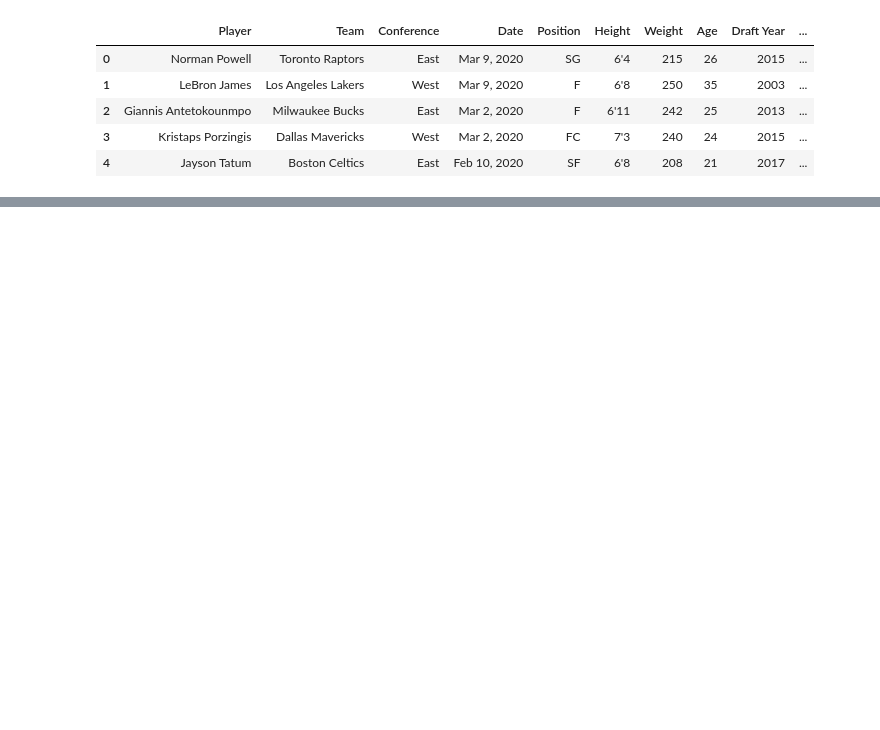
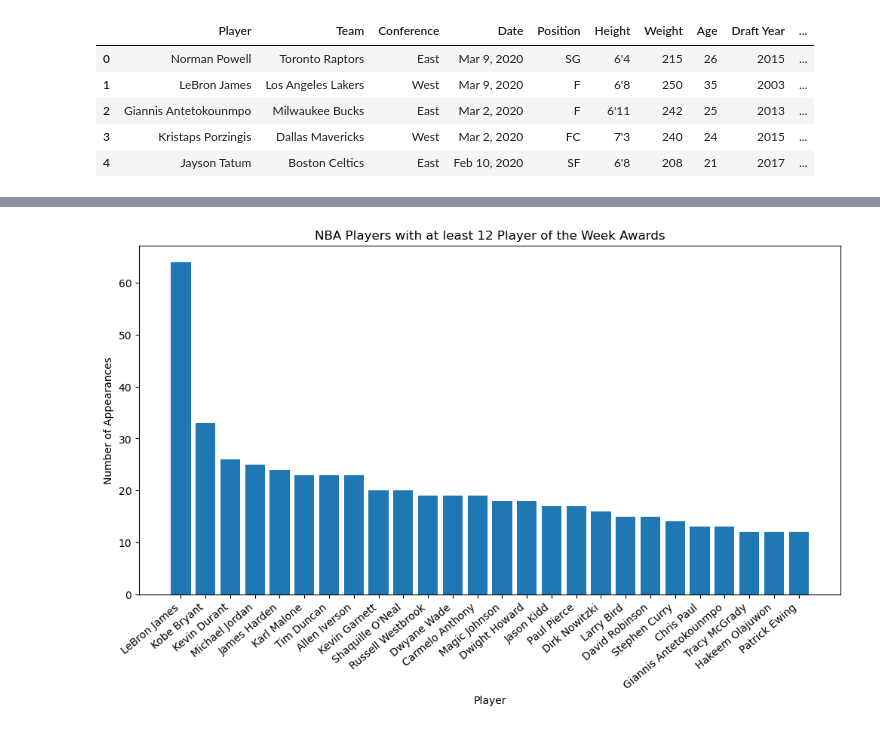
Before and after one commit to GabrelleaNorman/Project-One, a Jupyter notebook: NBA Analytics.ipynb, the cells around one changed output, grey strips where cells are left out. Saved outputs shown, nothing was run; the diff lists cells and outputs as text; code cells hidden in the pictures; blank space fills up the shorter version.

```diff
--- a/NBA Analytics.ipynb
+++ b/NBA Analytics.ipynb
@@ -20,0 +53,3 @@ nba_data.head()
+# %%
+player_frequency = nba_data.Player.value_counts()
+player_frequency.head()
@@ -20,0 +63,3 @@ nba_data.head()
+# %%
+best_players = player_frequency[player_frequency >=12]
+best_players
@@ -20,0 +84,10 @@ nba_data.head()
+# %%
+plt.figure(figsize=(12, 6))
+plt.bar(best_players.index, best_players.values)
+plt.xlabel('Player')
+plt.ylabel('Number of Appearances')
+plt.title('NBA Players with at least 12 Player of the Week Awards')
+plt.xticks(rotation=40, ha='right')
+plt.show()
+# %% [output]
+[figure, added]
```
Also changed, not shown: parts of 14 cells of this notebook.
